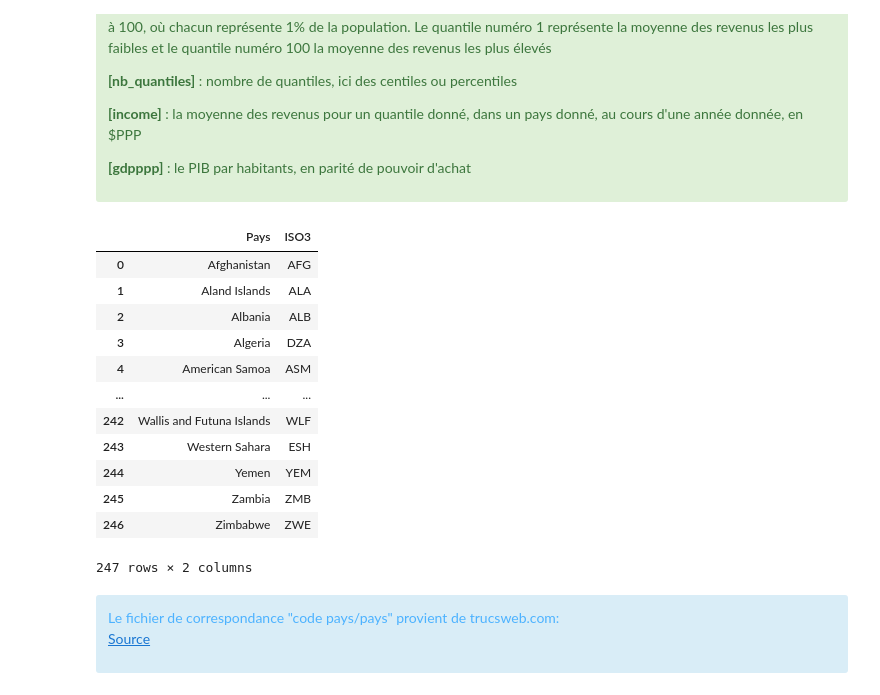
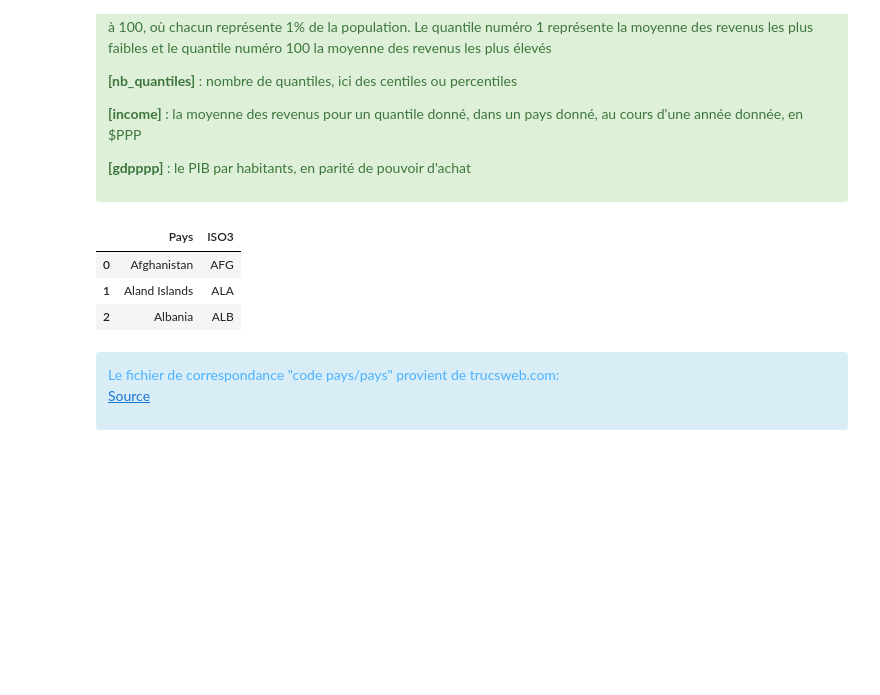
Before and after one commit to ROWAIDAK/P7-Effectuez-une-pr-diction-de-revenus, a Jupyter notebook: P7_01_Code_Rowaida.ipynb, the cells around one changed output. Saved outputs shown, nothing was run; the diff lists cells and outputs as text; code cells hidden in the pictures; blank space fills up the shorter version.

```diff
--- a/P7_01_Code_Rowaida.ipynb
+++ b/P7_01_Code_Rowaida.ipynb
@@ -105,22 +105,13 @@ df
 # %%
 # Chargement du fichier de correspondance Code ISO et nom du pays en anglais
 code_pays = pd.read_csv("data/country_code.csv")
 code_pays = code_pays[['Pays', 'ISO3']]
-code_pays
+code_pays.head(3)
 # %% [output]
 |  | Pays | ISO3 |
 | 0 | Afghanistan | AFG |
 | 1 | Aland Islands | ALA |
 | 2 | Albania | ALB |
-| 3 | Algeria | DZA |
-| 4 | American Samoa | ASM |
-| ... | ... | ... |
-| 242 | Wallis and Futuna Islands | WLF |
-| 243 | Western Sahara | ESH |
-| 244 | Yemen | YEM |
-| 245 | Zambia | ZMB |
-| 246 | Zimbabwe | ZWE |
-247 rows × 2 columns
 # %% [markdown]
 <div class="admonition note alert alert-info" style="color:#4cb2ff">
 
```
Also changed, not shown: parts of 20 cells of this notebook.
